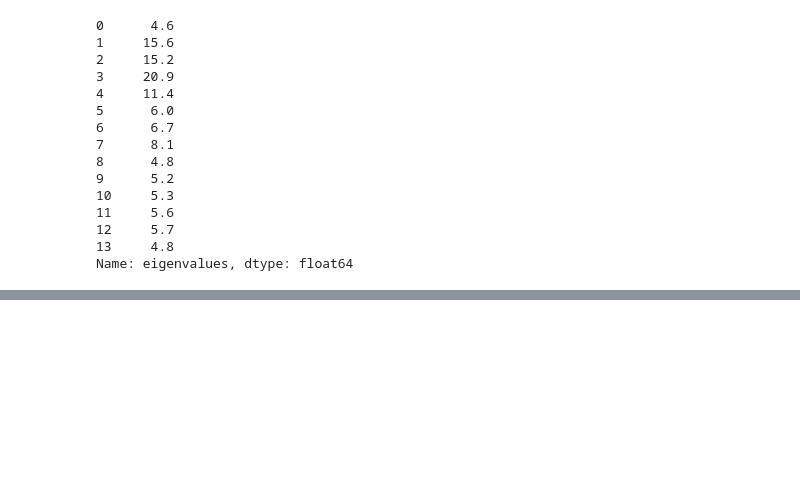
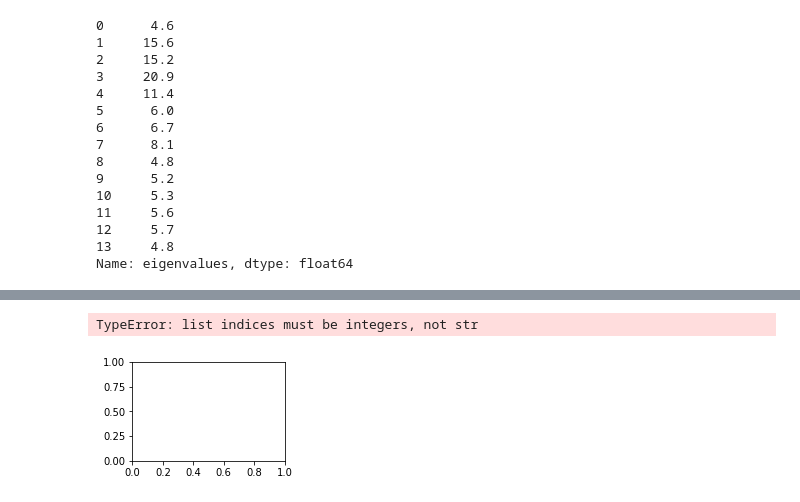
Before and after one commit to b-nroths/chi-data, a Jupyter notebook: scripts/Zillow Graphs New.ipynb, the cells around one changed output, grey strips where cells are left out. Saved outputs shown, nothing was run; the diff lists cells and outputs as text; code cells hidden in the pictures; blank space fills up the shorter version.

```diff
--- a/scripts/Zillow Graphs New.ipynb
+++ b/scripts/Zillow Graphs New.ipynb
@@ -144,0 +208,15 @@ zillow = zillow[(zillow.City == 'Chicago')][[
+# %%
+
+data = {}
+for year in range(14):
+    year = year + 2002
+    print year
+    res = r.get('http://chicago.bnroths.com/data/final-homes-eigs-chicago-S000/%s/1.json' % year).json()
+    #print res.content
+
+    for a in res['data']:
+        if a not in data:
+            data[a] = []
+        data[a].append(res['data'][a]['real'])
+
+data['Gold Coast']
@@ -144,0 +252,13 @@ zillow = zillow[(zillow.City == 'Chicago')][[
+# %%
+plt.figure(1)
+plt.subplot(2,2,1)
+for i, hood in enumerate(['Gold Coast', 'Hyde Park', 'West Loop Gate', 'Lake View']):
+    plt.subplot(2,2,i+1)
+    place = pd.DataFrame({
+        'eigenvalues': data[hood],
+        'zillow': [x * 100 for x in list(zillow[hood])]})
+    place['zillow'].plot()
+    place['eigenvalues'].plot(title=hood)
+# %% [output]
+TypeError: list indices must be integers, not str
+[figure, added]
```
Also changed, not shown: parts of 14 cells of this notebook, 28 other files.
